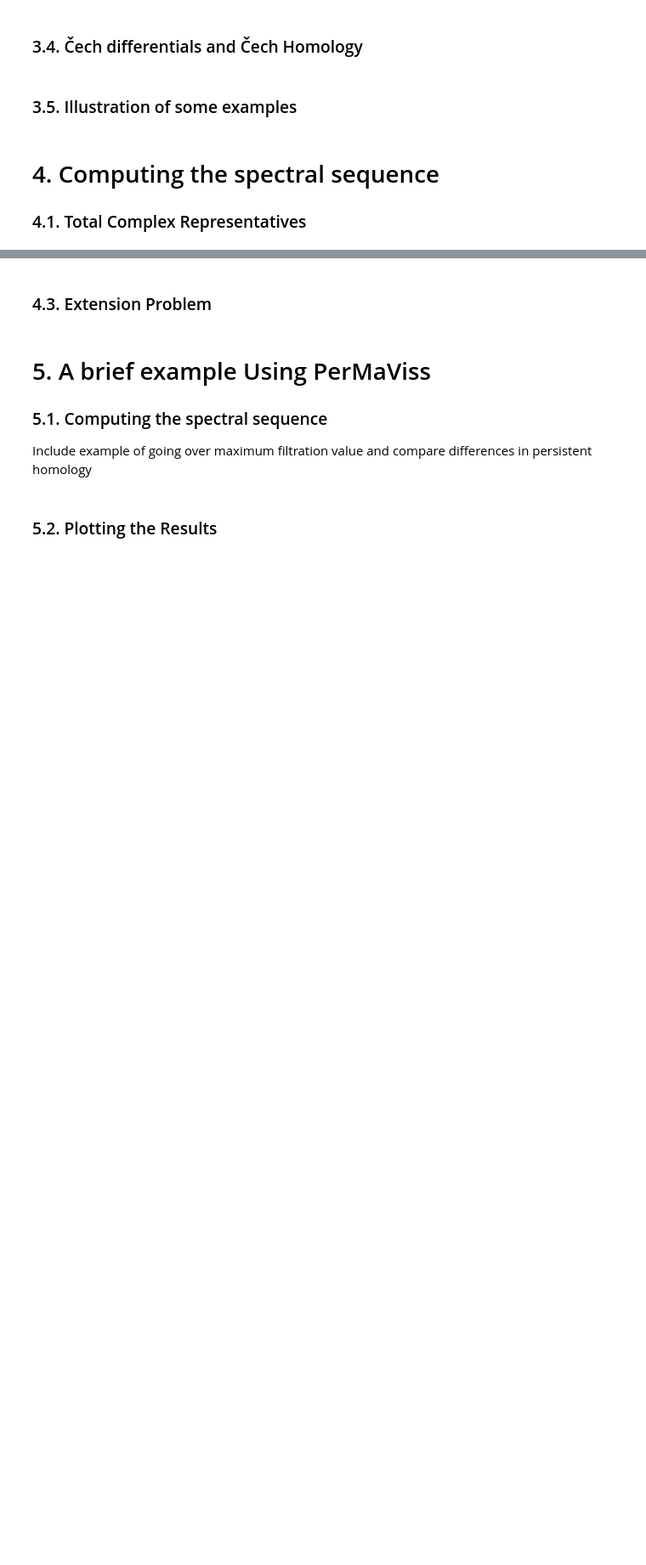
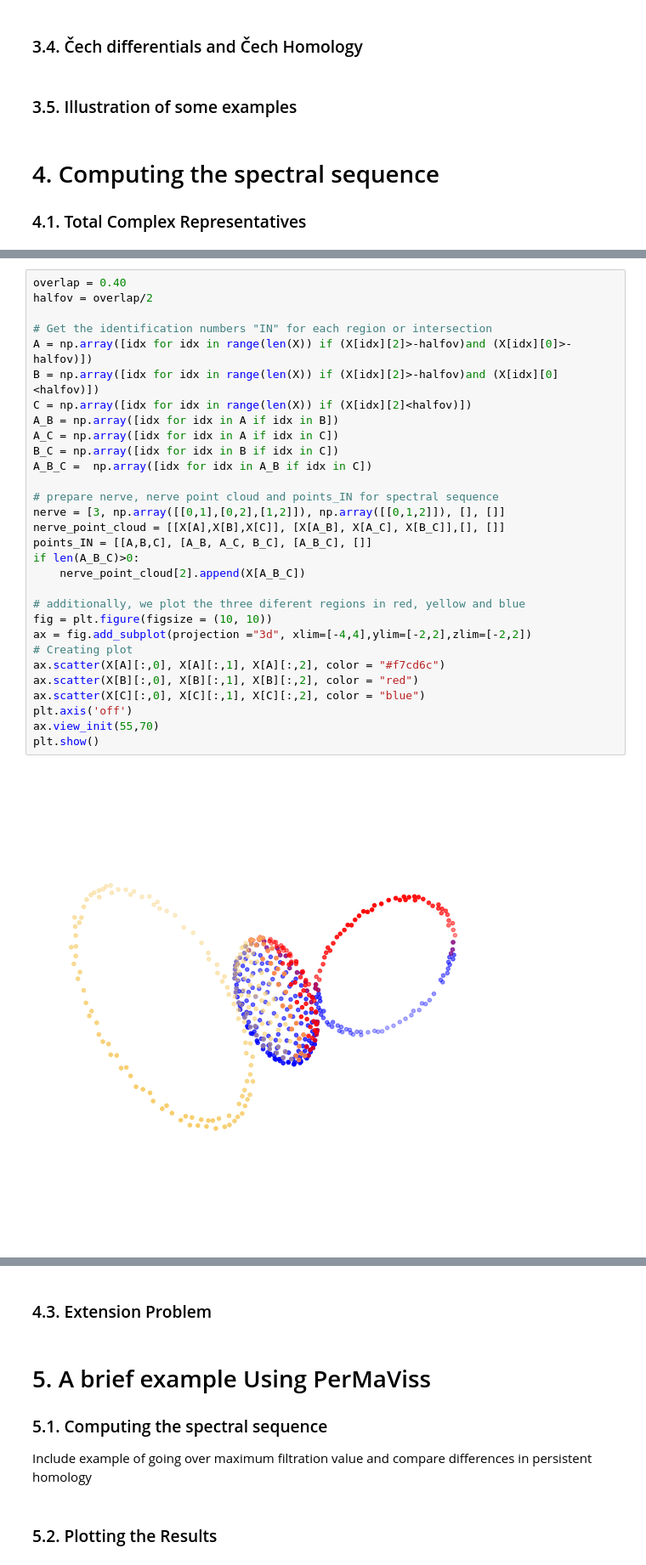
Before and after one commit to atorras1618/PerMaViss, a Jupyter notebook: examples/PerMaViss intro.ipynb, the cells around one changed output, grey strips where cells are left out. Shown at 85% size. Drawn from its saved outputs; the diff is of its cells as text; blank space fills up the shorter version.

```diff
--- a/examples/PerMaViss intro.ipynb
+++ b/examples/PerMaViss intro.ipynb
@@ -844,0 +881,32 @@ print(cech_0_homology[1])
+# %%
+overlap = 0.40
+halfov = overlap/2
+
+# Get the identification numbers "IN" for each region or intersection
+A = np.array([idx for idx in range(len(X)) if (X[idx][2]>-halfov)and (X[idx][0]>-halfov)])
+B = np.array([idx for idx in range(len(X)) if (X[idx][2]>-halfov)and (X[idx][0]<halfov)])
+C = np.array([idx for idx in range(len(X)) if (X[idx][2]<halfov)])
+A_B = np.array([idx for idx in A if idx in B])
+A_C = np.array([idx for idx in A if idx in C])
+B_C = np.array([idx for idx in B if idx in C])
+A_B_C =  np.array([idx for idx in A_B if idx in C])
+
+# prepare nerve, nerve point cloud and points_IN for spectral sequence
+nerve = [3, np.array([[0,1],[0,2],[1,2]]), np.array([[0,1,2]]), [], []]
+nerve_point_cloud = [[X[A],X[B],X[C]], [X[A_B], X[A_C], X[B_C]],[], []]
+points_IN = [[A,B,C], [A_B, A_C, B_C], [A_B_C], []]
+if len(A_B_C)>0:
+    nerve_point_cloud[2].append(X[A_B_C])
+
+# additionally, we plot the three diferent regions in red, yellow and blue
+fig = plt.figure(figsize = (10, 10))
+ax = fig.add_subplot(projection ="3d", xlim=[-4,4],ylim=[-2,2],zlim=[-2,2])
+# Creating plot
+ax.scatter(X[A][:,0], X[A][:,1], X[A][:,2], color = "#f7cd6c")
+ax.scatter(X[B][:,0], X[B][:,1], X[B][:,2], color = "red")
+ax.scatter(X[C][:,0], X[C][:,1], X[C][:,2], color = "blue")
+plt.axis('off')
+ax.view_init(55,70)
+plt.show()
+# %% [output]
+[figure, added]
```
Also changed, not shown: parts of 19 cells of this notebook, 2 other files.
